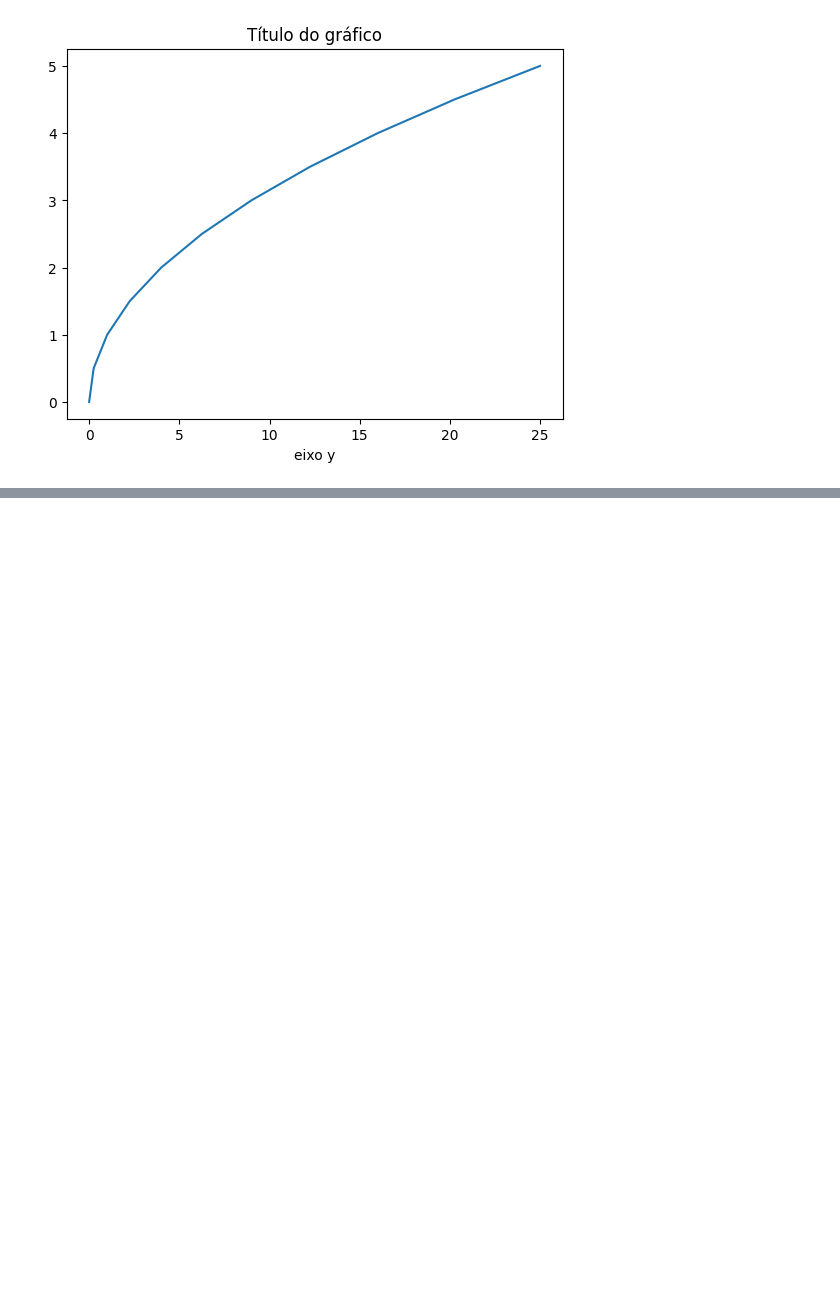
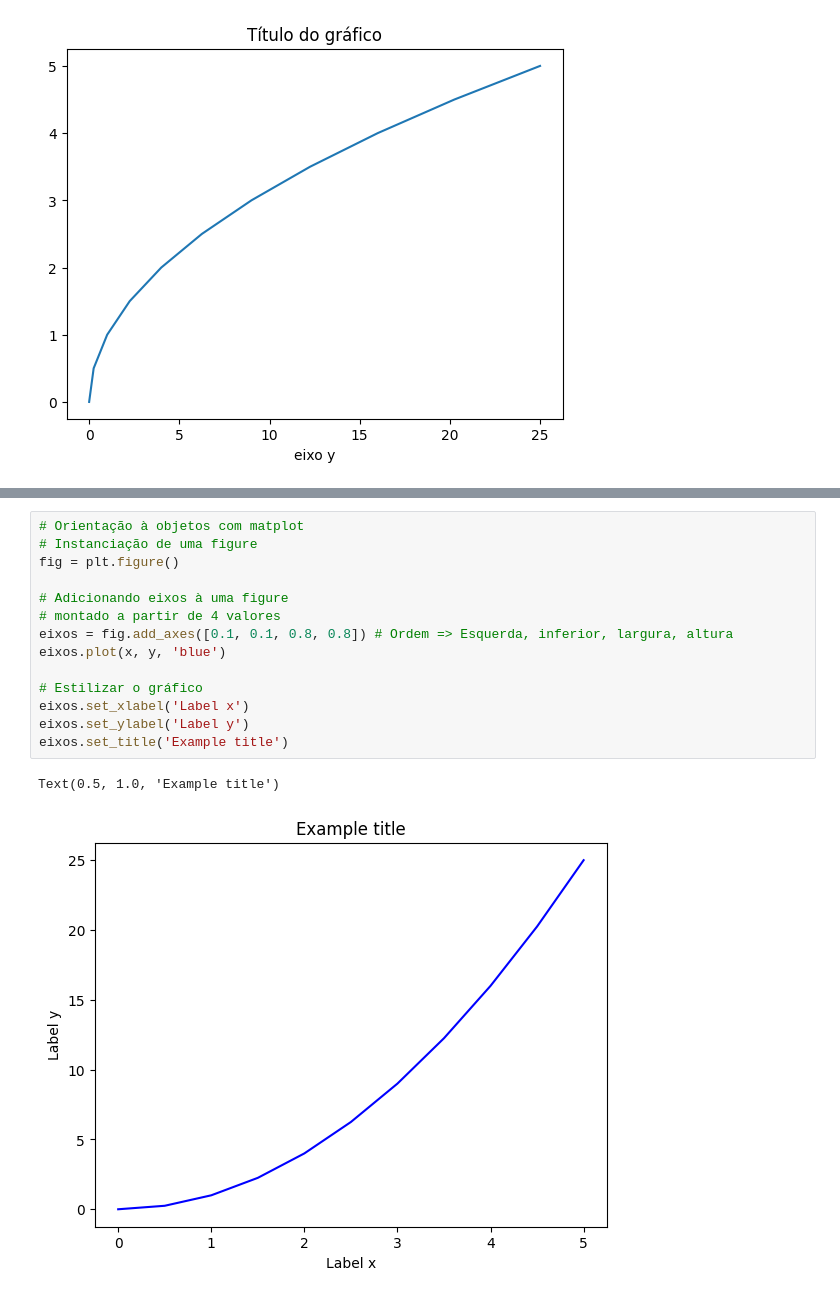
Before and after one commit to pablobelmiro/curso-python, a Jupyter notebook: matplotib/matplotlib-basics.ipynb, the cells around one changed output, grey strips where cells are left out. Saved outputs shown, nothing was run; the diff lists cells and outputs as text; blank space fills up the shorter version.

```diff
--- a/matplotib/matplotlib-basics.ipynb
+++ b/matplotib/matplotlib-basics.ipynb
@@ -23,0 +37,17 @@ plt.plot(y, x)
+# %%
+# Orientação à objetos com matplot
+# Instanciação de uma figure
+fig = plt.figure()
+
+# Adicionando eixos à uma figure
+# montado a partir de 4 valores
+eixos = fig.add_axes([0.1, 0.1, 0.8, 0.8]) # Ordem => Esquerda, inferior, largura, altura
+eixos.plot(x, y, 'blue')
+
+# Estilizar o gráfico
+eixos.set_xlabel('Label x')
+eixos.set_ylabel('Label y')
+eixos.set_title('Example title')
+# %% [output]
+Text(0.5, 1.0, 'Example title')
+[figure, added]
```
Also changed, not shown: parts of 11 cells of this notebook.
